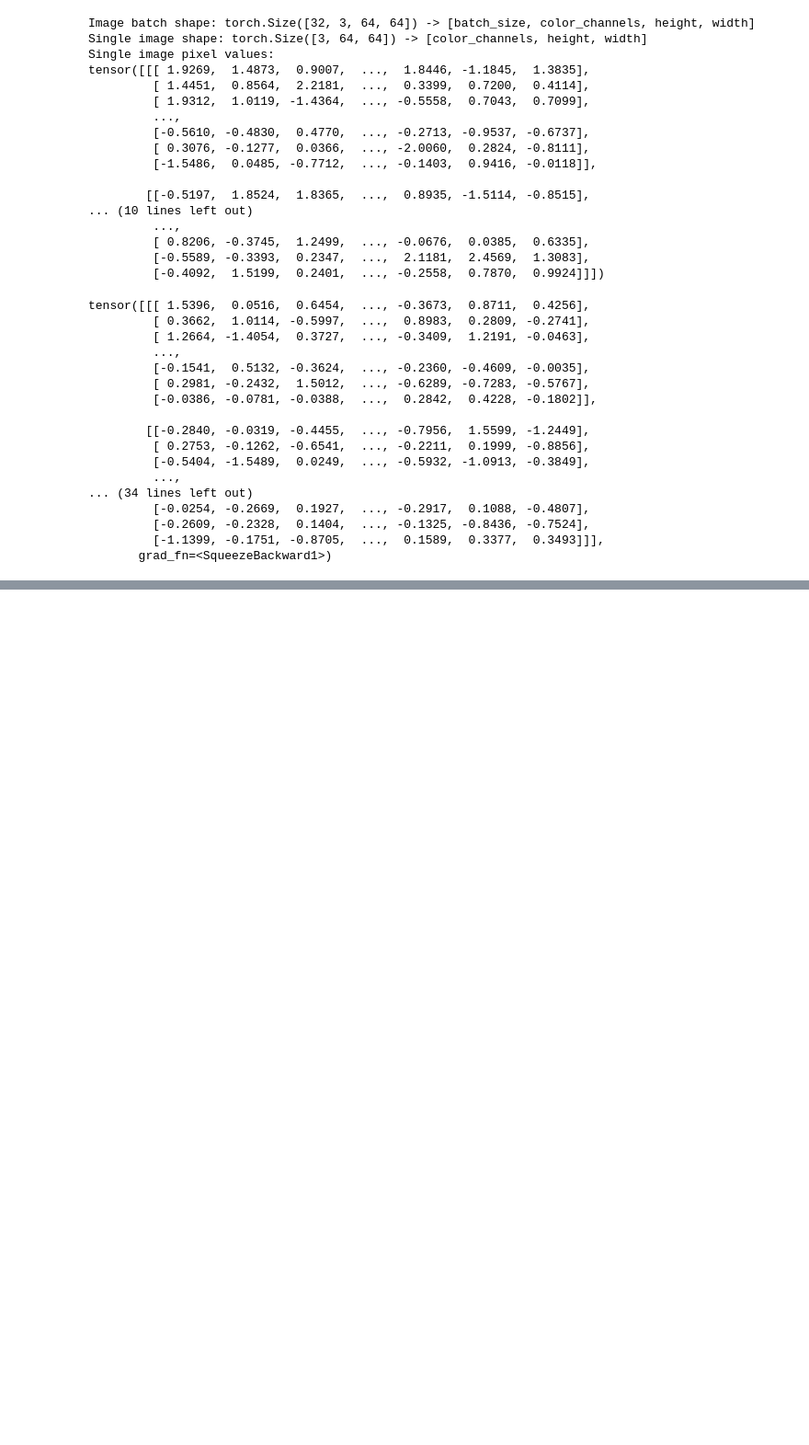
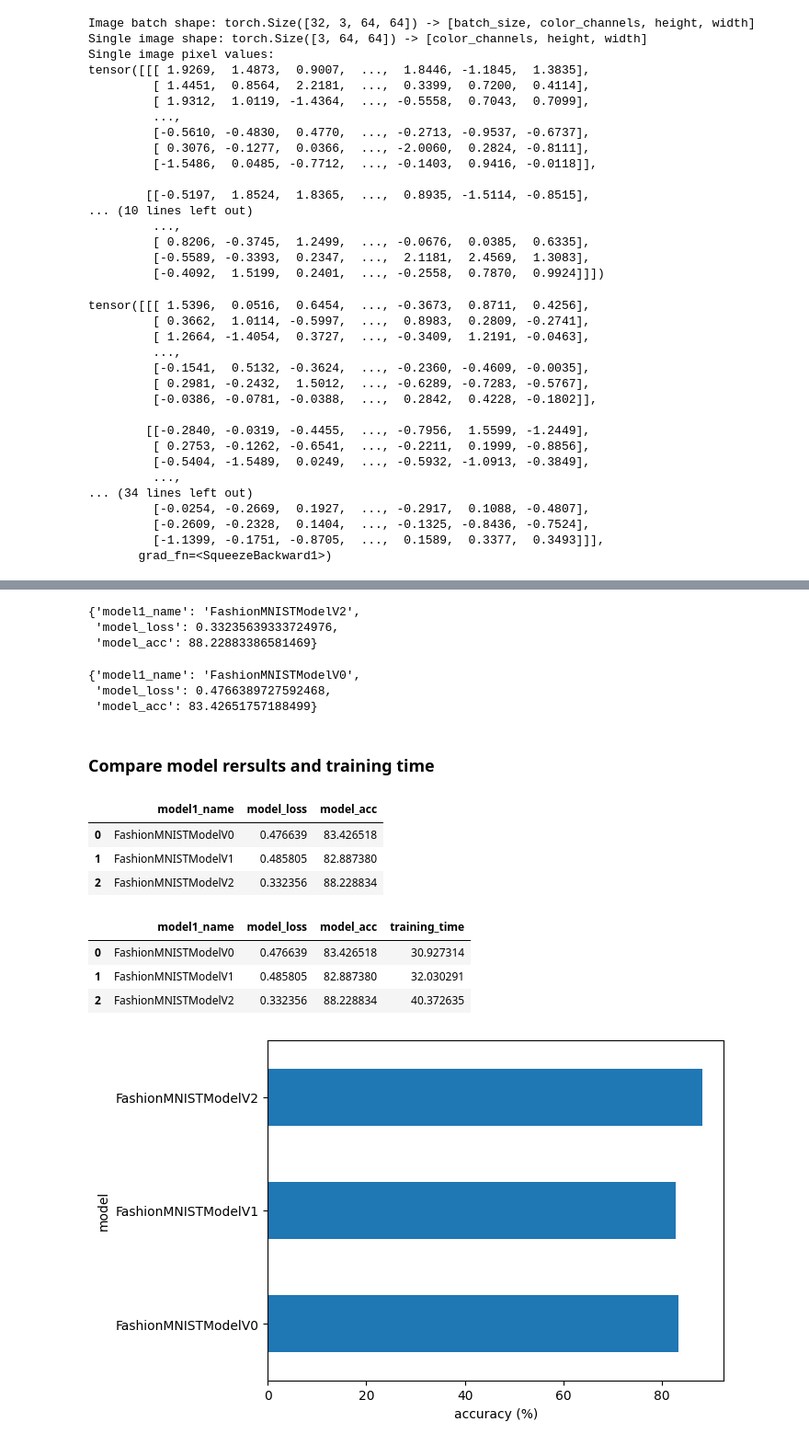
Before and after one commit to Sambarlasagna/ComputerVision_Pytorch, a Jupyter notebook: ptorch_cv.ipynb, the cells around one changed output, grey strips where cells are left out. Shown at 92% size. Saved outputs shown, nothing was run; the diff lists cells and outputs as text; code cells hidden in the pictures; blank space fills up the shorter version.

```diff
--- a/ptorch_cv.ipynb
+++ b/ptorch_cv.ipynb
@@ -710,0 +783,5 @@ tensor([[[ 1.5396,  0.0516,  0.6454,  ..., -0.3673,  0.8711,  0.4256],
+# %%
+from helper_functions import accuracy_fn
+loss_fn = nn.CrossEntropyLoss()
+optimizer = torch.optim.SGD(params=model_2.parameters(),
+                            lr = 0.1)
@@ -710,0 +836,48 @@ tensor([[[ 1.5396,  0.0516,  0.6454,  ..., -0.3673,  0.8711,  0.4256],
+# %%
+# Get model_2 results
+model_2_results = eval_model(
+    model=model_2,
+    data_loader=test_dataloader,
+    loss_fn=loss_fn,
+    accuracy_fn=accuracy_fn
+)
+model_2_results
+# %% [output]
+{'model1_name': 'FashionMNISTModelV2',
+ 'model_loss': 0.33235639333724976,
+ 'model_acc': 88.22883386581469}
+# %%
+model_0_results
+# %% [output]
+{'model1_name': 'FashionMNISTModelV0',
+ 'model_loss': 0.4766389727592468,
+ 'model_acc': 83.42651757188499}
+# %% [markdown]
+### Compare model rersults and training time
+# %%
+import pandas as pd
+compare_results = pd.DataFrame([model_0_results, model_1_results, model_2_results])
+compare_results
+# %% [output]
+|  | model1_name | model_loss | model_acc |
+| 0 | FashionMNISTModelV0 | 0.476639 | 83.426518 |
+| 1 | FashionMNISTModelV1 | 0.485805 | 82.887380 |
+| 2 | FashionMNISTModelV2 | 0.332356 | 88.228834 |
+# %%
+# Add training times to results comparison
+compare_results["training_time"] = [total_train_time_model_0,
+                                    total_train_time_model_1,
+                                    total_train_time_model_2]
+compare_results
+# %% [output]
+|  | model1_name | model_loss | model_acc | training_time |
+| 0 | FashionMNISTModelV0 | 0.476639 | 83.426518 | 30.927314 |
+| 1 | FashionMNISTModelV1 | 0.485805 | 82.887380 | 32.030291 |
+| 2 | FashionMNISTModelV2 | 0.332356 | 88.228834 | 40.372635 |
+# %%
+# Visualize our model results
+compare_results.set_index("model1_name")["model_acc"].plot(kind="barh")
+plt.xlabel("accuracy (%)")
+plt.ylabel("model");
+# %% [output]
+[figure, added]
```
Also changed, not shown: parts of 15 cells of this notebook, 1 other file.
